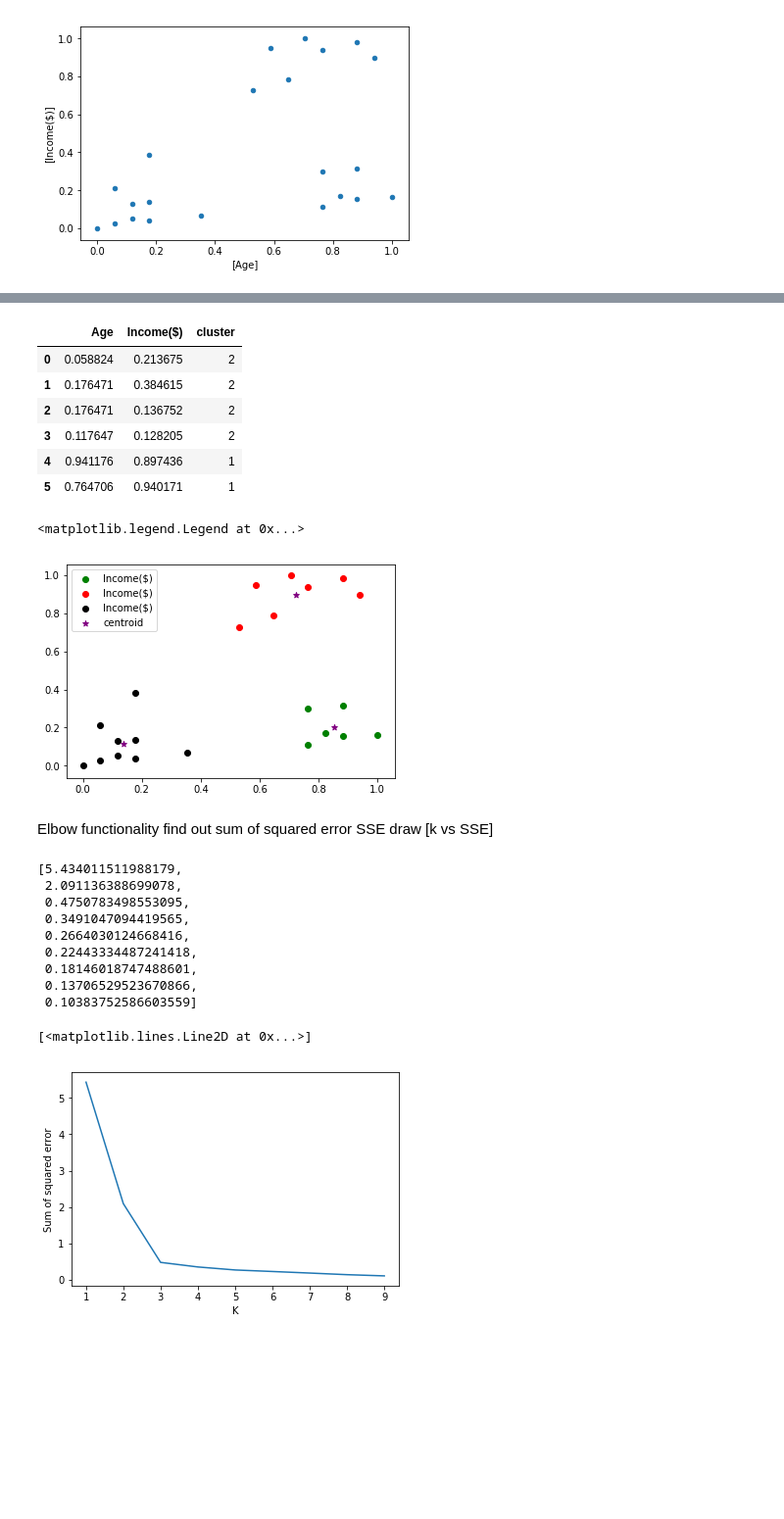
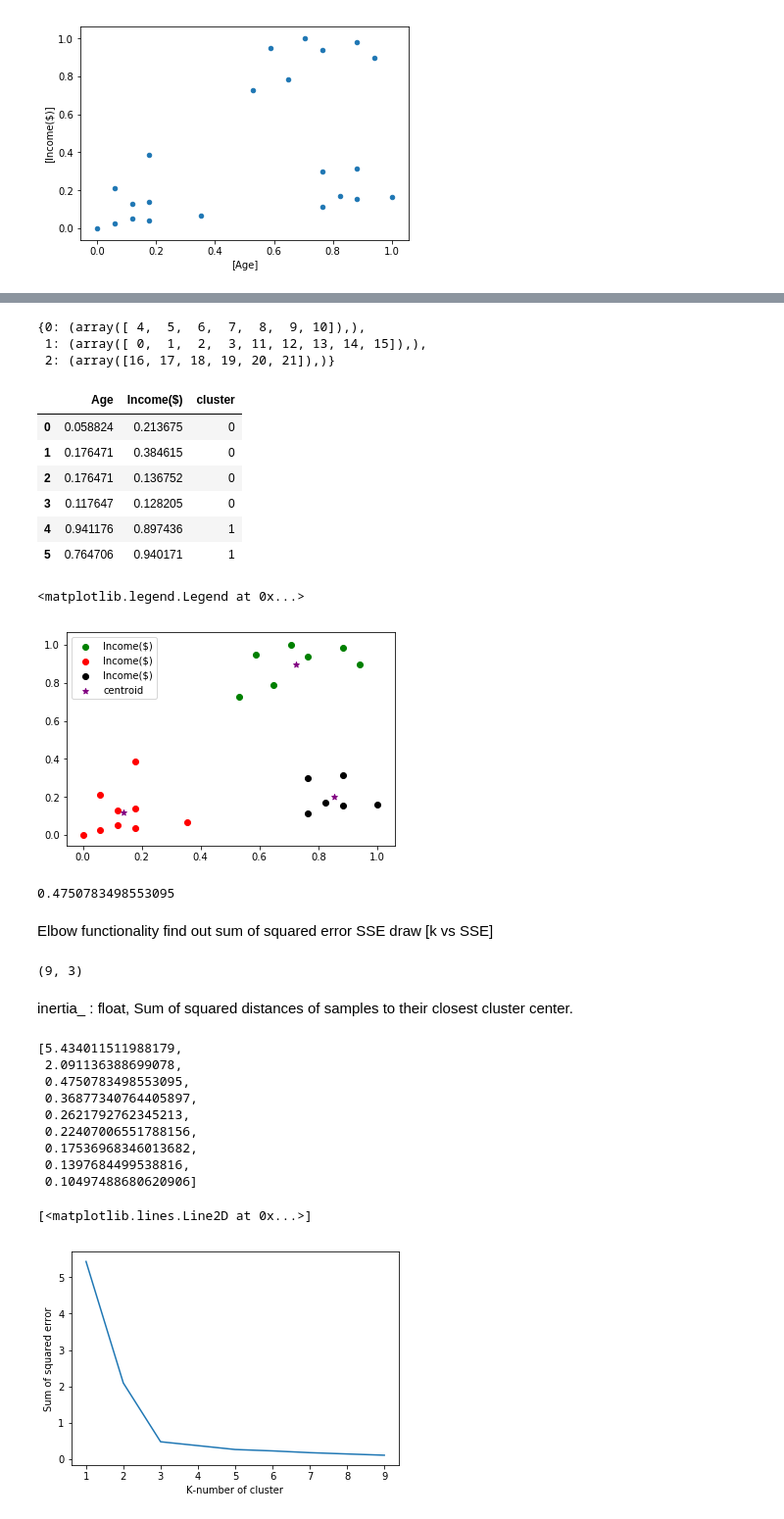
Before and after one commit to Koushikl0l/unsupervised_learning, a Jupyter notebook: K_means_cluster.ipynb, the cells around one changed output, grey strips where cells are left out. Shown at 98% size. Saved outputs shown, nothing was run; the diff lists cells and outputs as text; code cells hidden in the pictures; blank space fills up the shorter version.

```diff
--- a/K_means_cluster.ipynb
+++ b/K_means_cluster.ipynb
@@ -90,13 +90,18 @@ array([[0.85294118, 0.2022792 ],
-# %%
-preprocessed_df['cluster']=kmeans.labels_
+# %%
+mydict={preprocessed_df[]:np.where(kmeans.labels_==i) for i in range(kmeans.n_clusters)}
+mydict
+# %% [output]
+{0: (array([ 4,  5,  6,  7,  8,  9, 10]),),
+ 1: (array([ 0,  1,  2,  3, 11, 12, 13, 14, 15]),),
+ 2: (array([16, 17, 18, 19, 20, 21]),)}
 # %%
 preprocessed_df.head(6)
 # %% [output]
 |  | Age | Income($) | cluster |
-| 0 | 0.058824 | 0.213675 | 2 |
-| 1 | 0.176471 | 0.384615 | 2 |
-| 2 | 0.176471 | 0.136752 | 2 |
-| 3 | 0.117647 | 0.128205 | 2 |
+| 0 | 0.058824 | 0.213675 | 0 |
+| 1 | 0.176471 | 0.384615 | 0 |
+| 2 | 0.176471 | 0.136752 | 0 |
+| 3 | 0.117647 | 0.128205 | 0 |
 | 4 | 0.941176 | 0.897436 | 1 |
 | 5 | 0.764706 | 0.940171 | 1 |
 # %%
@@ -110,14 +115,22 @@ plt.scatter(kmeans.cluster_centers_[:,0],kmeans.cluster_centers_[:,1],color='pur
 plt.legend()
 # %% [output]
 <matplotlib.legend.Legend at 0x...>
-[figure, old version]
+[figure, new version]
 # %%
 from IPython.display import Image
-from IPython import display
+from IPython.display import display
+print kmeans.inertia_
+# %% [output]
+0.4750783498553095
 # %% [markdown]
 Elbow functionality
 find out sum of squared error SSE
 draw [k vs SSE]
+# %%
+#for i in kmeans.n_cluster:
+df1.shape
+# %% [output]
+(9, 3)
 # %%
 sse = []
 k_range = range(1,10)
@@ -125,6 +138,9 @@ for k in k_range:
     kmeans = KMeans(n_clusters=k)
     kmeans.fit(preprocessed_df[['Age','Income($)']])
     sse.append(kmeans.inertia_)
+# %% [markdown]
+inertia_ : float,
+Sum of squared distances of samples to their closest cluster center.
 # %%
 #you can see the value is droping
 sse
@@ -132,16 +148,16 @@ sse
 [5.434011511988179,
  2.091136388699078,
  0.4750783498553095,
- 0.3491047094419565,
- 0.2664030124668416,
- 0.22443334487241418,
- 0.18146018747488601,
- 0.13706529523670866,
- 0.10383752586603559]
+ 0.36877340764405897,
+ 0.2621792762345213,
+ 0.22407006551788156,
+ 0.17536968346013682,
+ 0.1397684499538816,
+ 0.10497488680620906]
 # %%
-plt.xlabel('K')
+plt.xlabel('K-number of cluster')
 plt.ylabel('Sum of squared error')
 plt.plot(k_range,sse)
 # %% [output]
 [<matplotlib.lines.Line2D at 0x...>]
-[figure, old version]
+[figure, new version]
```
Also changed, not shown: parts of 3 cells of this notebook, 3 other files.
